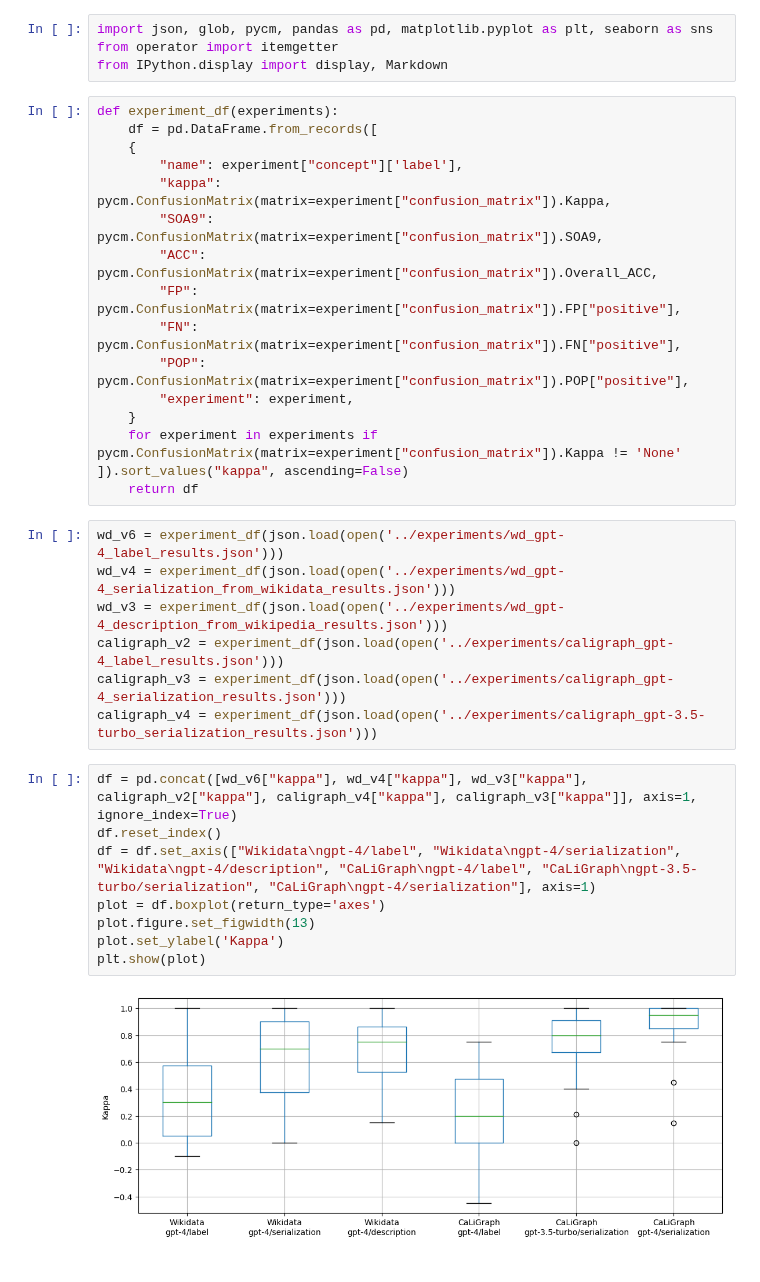
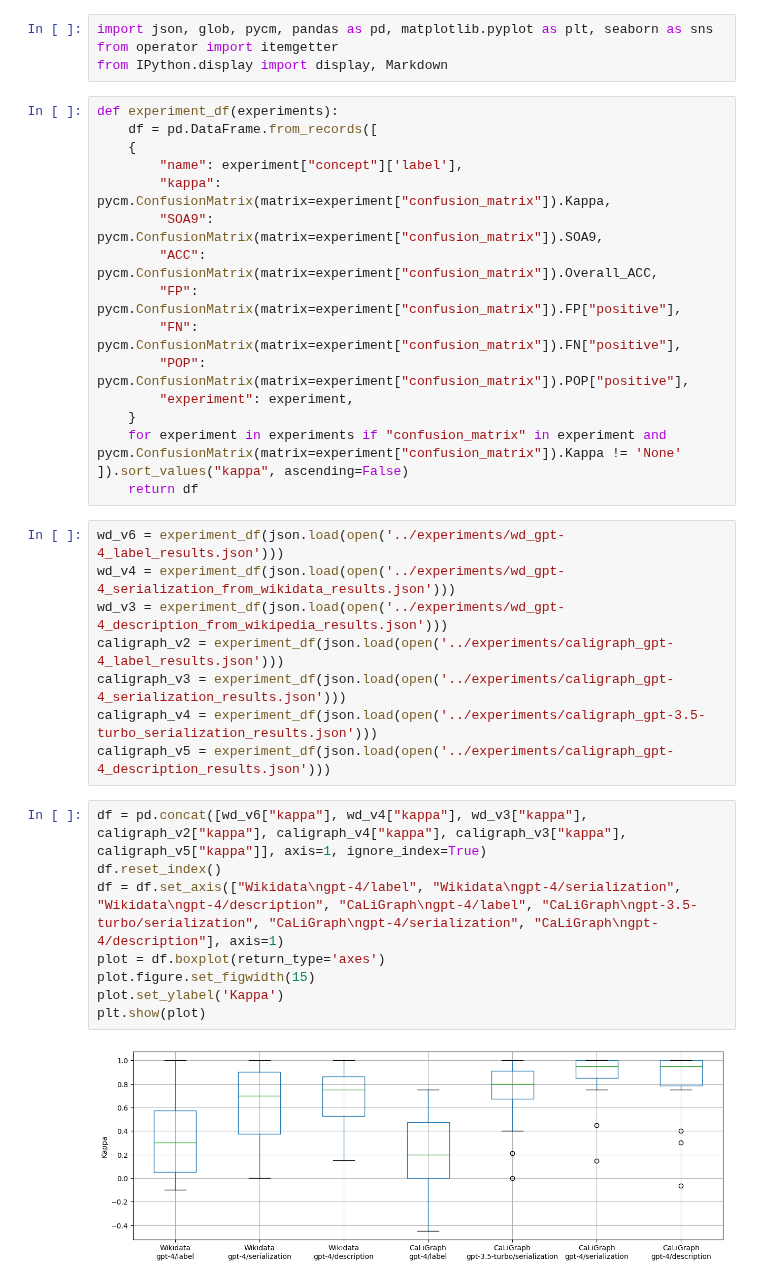
Before and after one commit to bradleypallen/conceptual-engineering-using-llms, a Jupyter notebook: analysis/experiments_comparative_analysis.ipynb, the cells around one changed output. Saved outputs shown, nothing was run; the diff lists cells and outputs as text.

Commit message:
Completed CaLiGraph description experiment

```diff
--- a/analysis/experiments_comparative_analysis.ipynb
+++ b/analysis/experiments_comparative_analysis.ipynb
@@ -15,7 +15,7 @@ def experiment_df(experiments):
         "POP": pycm.ConfusionMatrix(matrix=experiment["confusion_matrix"]).POP["positive"],
         "experiment": experiment,
     }
-    for experiment in experiments if pycm.ConfusionMatrix(matrix=experiment["confusion_matrix"]).Kappa != 'None' ]).sort_values("kappa", ascending=False)
+    for experiment in experiments if "confusion_matrix" in experiment and pycm.ConfusionMatrix(matrix=experiment["confusion_matrix"]).Kappa != 'None' ]).sort_values("kappa", ascending=False)
     return df
 # %%
 wd_v6 = experiment_df(json.load(open('../experiments/wd_gpt-4_label_results.json')))
@@ -24,14 +24,15 @@ wd_v3 = experiment_df(json.load(open('../experiments/wd_gpt-4_description_from_w
 caligraph_v2 = experiment_df(json.load(open('../experiments/caligraph_gpt-4_label_results.json')))
 caligraph_v3 = experiment_df(json.load(open('../experiments/caligraph_gpt-4_serialization_results.json')))
 caligraph_v4 = experiment_df(json.load(open('../experiments/caligraph_gpt-3.5-turbo_serialization_results.json')))
+caligraph_v5 = experiment_df(json.load(open('../experiments/caligraph_gpt-4_description_results.json')))
 # %%
-df = pd.concat([wd_v6["kappa"], wd_v4["kappa"], wd_v3["kappa"], caligraph_v2["kappa"], caligraph_v4["kappa"], caligraph_v3["kappa"]], axis=1, ignore_index=True)
+df = pd.concat([wd_v6["kappa"], wd_v4["kappa"], wd_v3["kappa"], caligraph_v2["kappa"], caligraph_v4["kappa"], caligraph_v3["kappa"], caligraph_v5["kappa"]], axis=1, ignore_index=True)
 df.reset_index()
-df = df.set_axis(["Wikidata\ngpt-4/label", "Wikidata\ngpt-4/serialization", "Wikidata\ngpt-4/description", "CaLiGraph\ngpt-4/label", "CaLiGraph\ngpt-3.5-turbo/serialization", "CaLiGraph\ngpt-4/serialization"], axis=1)
+df = df.set_axis(["Wikidata\ngpt-4/label", "Wikidata\ngpt-4/serialization", "Wikidata\ngpt-4/description", "CaLiGraph\ngpt-4/label", "CaLiGraph\ngpt-3.5-turbo/serialization", "CaLiGraph\ngpt-4/serialization", "CaLiGraph\ngpt-4/description"], axis=1)
 plot = df.boxplot(return_type='axes')
-plot.figure.set_figwidth(13)
+plot.figure.set_figwidth(15)
 plot.set_ylabel('Kappa')
 plt.show(plot)
 # %% [output]
-[figure, old version]
+[figure, new version]
 # %%
```
Also changed, not shown: parts of 1 cell of this notebook, 8 other files.
